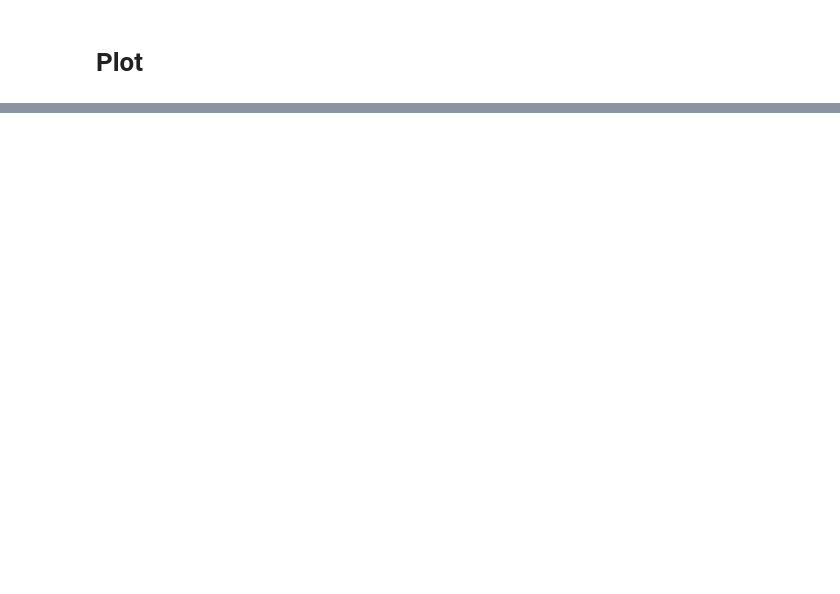
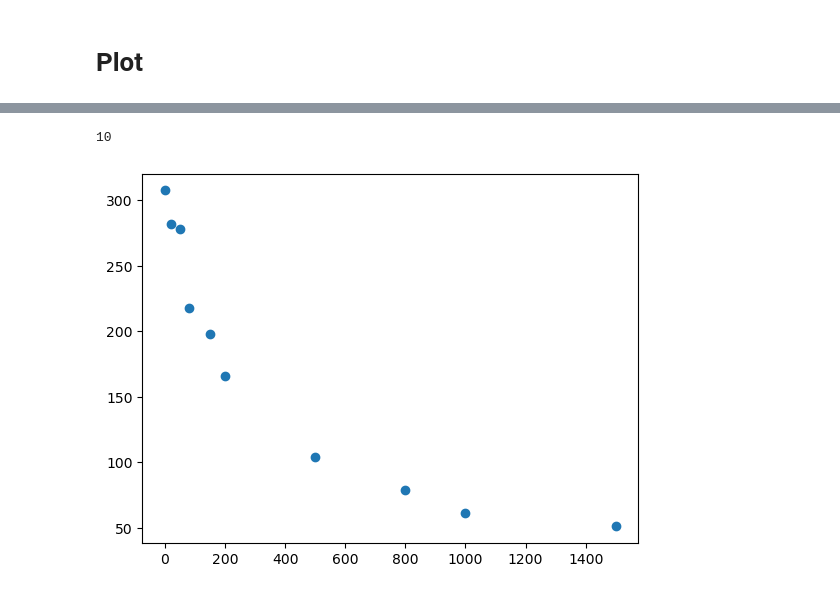
Before and after one commit to young010101/research-TJU-AP-IVIM-SAM, a Jupyter notebook: notebook/batch_process_240825.ipynb, the cells around one changed output, grey strips where cells are left out. Cells and saved outputs as stored; diff of their text form; code cells hidden in the pictures; blank space fills up the shorter version.

```diff
--- a/notebook/batch_process_240825.ipynb
+++ b/notebook/batch_process_240825.ipynb
@@ -68,0 +66,5 @@ analysis.plot_maps_roi()
+# %%
+n_analysis[0].plot_b_intensities()
+# %% [output]
+10
+[figure, added]
```
Also changed, not shown: parts of 19 cells of this notebook, 3 other files.
